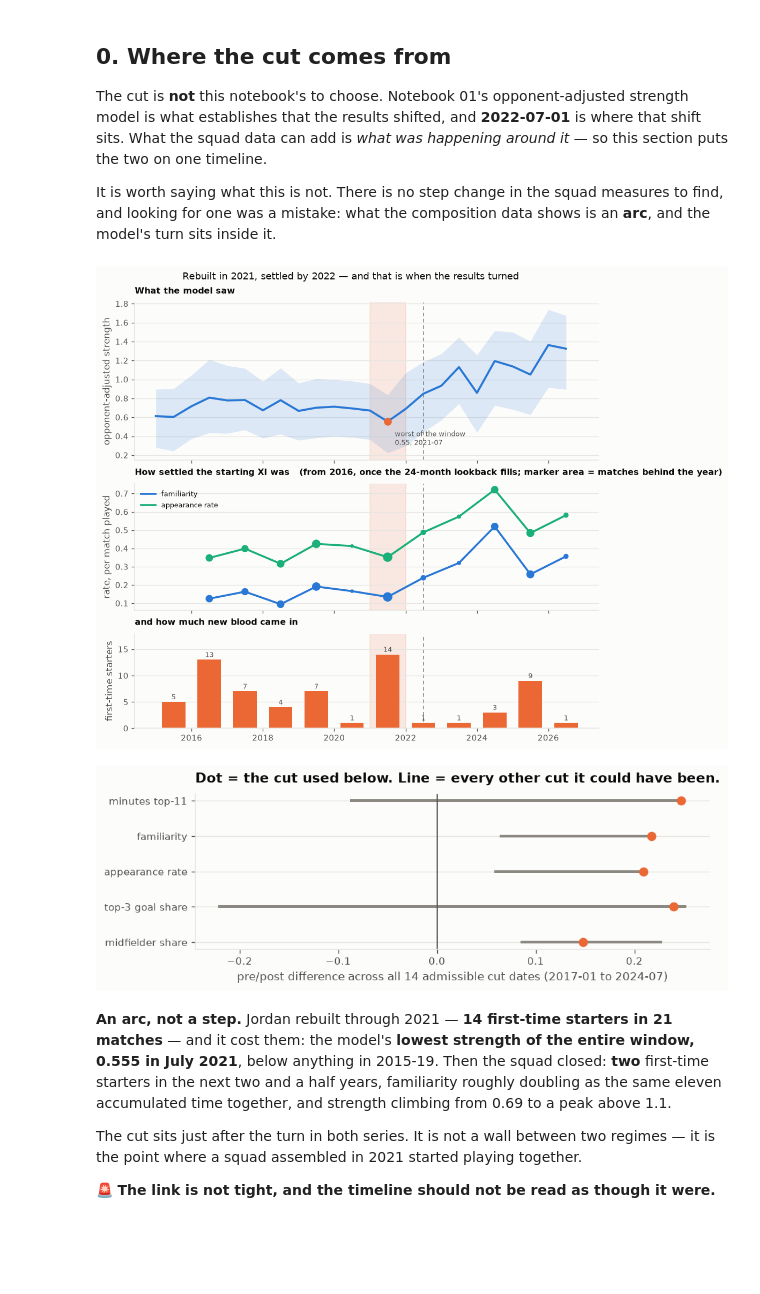
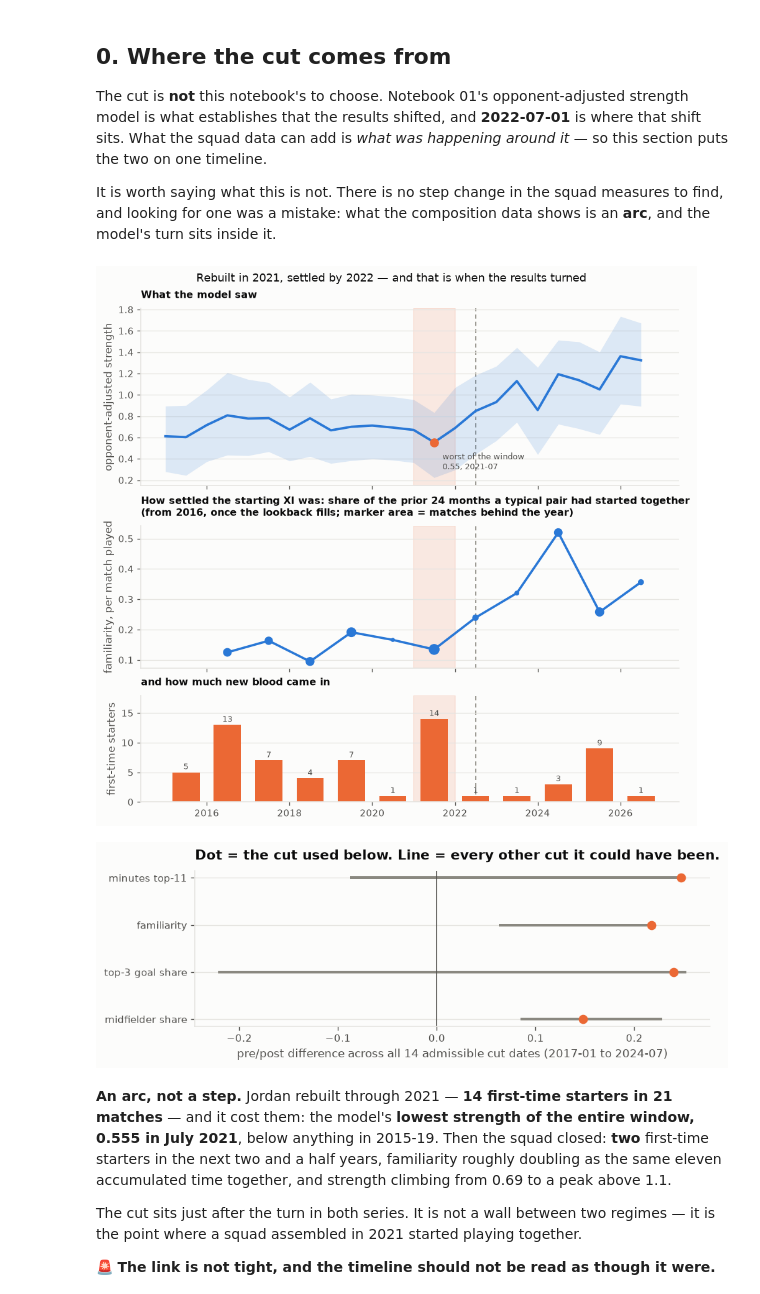
Before and after one commit to mqedan217/jordan-football-strength, a Jupyter notebook: notebooks/03_where_the_goals_came_from.ipynb, the cells around one changed output. Cells and saved outputs as stored; diff of their text form; code cells hidden in the pictures; blank space fills up the shorter version.

```diff
--- a/notebooks/03_where_the_goals_came_from.ipynb
+++ b/notebooks/03_where_the_goals_came_from.ipynb
@@ -190,48 +190,51 @@ trough = tr.loc[tr.strength.idxmin()]
 a.scatter([trough.date], [trough.strength], color=viz.ORANGE, s=60, zorder=4)
 a.annotate(f"worst of the window\n{trough.strength:.2f}, {str(trough.date.date())[:7]}",
            xy=(trough.date, trough.strength), xytext=(8, -26),
            textcoords="offset points", fontsize=8, color=viz.INK_2)
 a.set_ylabel("opponent-adjusted strength")
 a.set_title("What the model saw", fontsize=9.5)
 viz.despine(a)
 
 b = axes[1]
 mid = pd.to_datetime(yr.year.astype(str) + "-07-01")
 midr = pd.to_datetime(yrr.year.astype(str) + "-07-01")
-for col, col_c in (("familiarity", viz.BLUE), ("appearance rate", viz.AQUA)):
-    b.plot(midr, yrr[col], color=col_c, lw=2.2, label=col)
-    b.scatter(midr, yrr[col], color=col_c, s=yrr.n_rate * 4.5, zorder=3)
-b.set_ylabel("rate, per match played")
-b.set_title(f"How settled the starting XI was   (from {RATE_FROM}, once the "
-            f"24-month lookback fills; marker area = matches behind the year)",
+# Appearance rate is this same measure at player level rather than pair level
+# and tracks it at r = 0.99, so it would be a second line carrying no second
+# fact. One line; section 3 shows both and says so.
+b.plot(midr, yrr.familiarity, color=viz.BLUE, lw=2.2)
+b.scatter(midr, yrr.familiarity, color=viz.BLUE, s=yrr.n_rate * 4.5, zorder=3)
+b.set_ylabel("familiarity, per match played")
+b.set_title(f"How settled the starting XI was: share of the prior 24 months a "
+            f"typical pair had started together\n(from {RATE_FROM}, once the "
+            f"lookback fills; marker area = matches behind the year)",
             fontsize=9.5)
-b.legend(fontsize=8, loc="upper left")
 viz.despine(b)
 
 c = axes[2]
 c.bar(mid, yr.debuts, width=240, color=viz.ORANGE)
 for x_, v in zip(mid, yr.debuts):
     if v:
         c.annotate(int(v), (x_, v), xytext=(0, 3), ha="center",
                    textcoords="offset points", fontsize=8, color=viz.INK_2)
 c.set_ylabel("first-time starters")
 c.set_ylim(0, yr.debuts.max() * 1.28)
 c.set_title("and how much new blood came in", fontsize=9.5)
 viz.despine(c)
 c.grid(axis="x", visible=False)
 
 fig.suptitle("Rebuilt in 2021, settled by 2022 — and that is when the results turned",
              fontsize=11)
 plt.show()
 # %% [output]
-[figure, old version]
+[figure, new version]
 # %%
 # Robustness, and nothing more: does the pre/post comparison depend on the exact
 # date? Recompute at EVERY cut with at least 25 matches a side -- the full
 # admissible range, not a hand-picked window -- and report the spread.
+# appearance rate is omitted here: it is familiarity at player level and moves
+# with it at r = 0.99, so it would widen the panel without testing anything new.
 SWEEP = [("minutes top-11", top11),
          ("familiarity", lambda d: windowed(d, "fam")),
-         ("appearance rate", lambda d: windowed(d, "caps")),
          ("top-3 goal share", top3_share),
          ("midfielder share", mf_share)]
 rows = []
@@ -261,7 +264,7 @@ ax.set_title("Dot = the cut used below. Line = every other cut it could have bee
 viz.despine(ax)
 plt.show()
 # %% [output]
-[figure, old version]
+[figure, new version]
 # %% [markdown]
 **An arc, not a step.** Jordan rebuilt through 2021 — **14 first-time starters
 in 21 matches** — and it cost them: the model's **lowest strength of the entire
```
Also changed, not shown: parts of 2 cells of this notebook, 1 other file.
